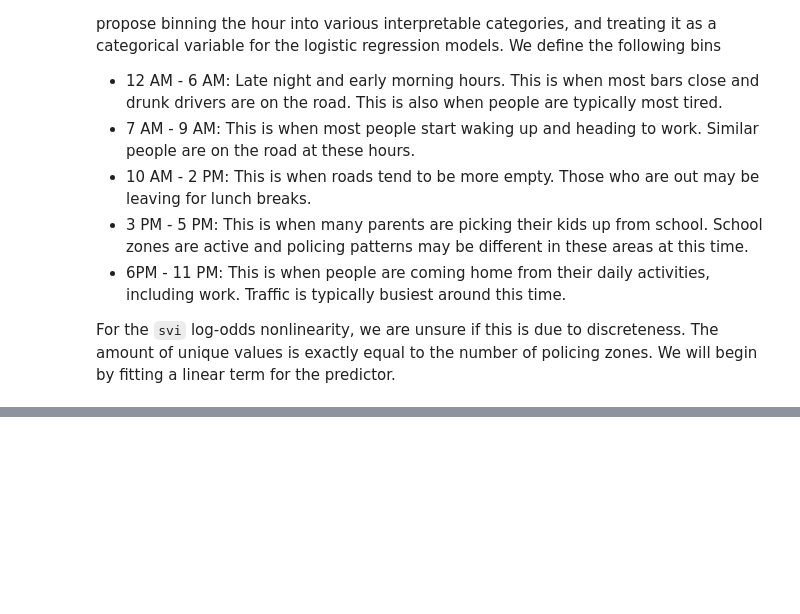
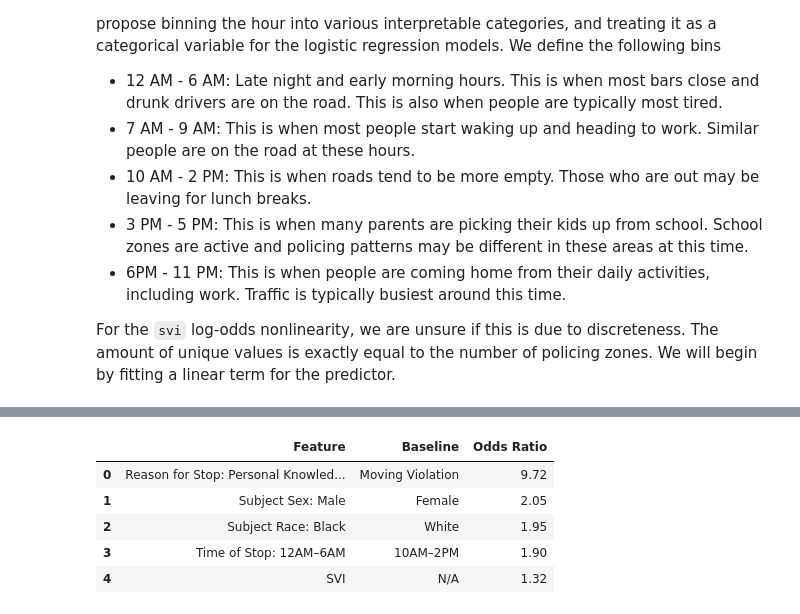
Before and after one commit to utexas-SDS-357/sds357-project-sp26-deployment, a Jupyter notebook: asmit_midterm_eda.ipynb, the cells around one changed output, grey strips where cells are left out. Saved outputs shown, nothing was run; the diff lists cells and outputs as text; code cells hidden in the pictures; blank space fills up the shorter version.

```diff
--- a/asmit_midterm_eda.ipynb
+++ b/asmit_midterm_eda.ipynb
@@ -772,0 +967,89 @@ For the `svi` log-odds nonlinearity, we are unsure if this is due to discretenes
+# %%
+import numpy as np
+import pandas as pd
+
+def make_or_table(tuned_model):
+    # Pull fitted preprocessors
+    pre = tuned_model.named_steps["preprocess"]
+    ohe = pre.named_transformers_["cat"]
+    scaler = pre.named_transformers_["num"]
+
+    # Feature names in the same order as coefficients
+    cat_names = ohe.get_feature_names_out(cat_features)
+    feature_names = np.concatenate([np.array(num_features), cat_names])
+
+    # Coefficients
+    coefs = tuned_model.named_steps["model"].coef_.ravel()
+    coef_map = dict(zip(feature_names, coefs))
+
+    # Numeric scaling info (so you can describe SVI OR correctly)
+    num_means = dict(zip(num_features, scaler.mean_))
+    num_scales = dict(zip(num_features, scaler.scale_))
+
+    rows = []
+
+    def add_row(feature_label, feature_key, baseline, note=""):
+        beta = coef_map[feature_key]
+        rows.append({
+            "Feature": feature_label,
+            "Baseline": baseline,
+            "Coef (log-odds)": beta,
+            "Odds Ratio": float(np.exp(beta)),
+            "Interpretation": f"{np.exp(beta):.2f}× odds vs baseline" + (f" ({note})" if note else "")
+        })
+
+    # 1) Reason: Personal Knowledge/Informant (baseline is your dropped reason)
+    add_row(
+        "Reason for Stop: Personal Knowledge/Informant",
+        "reason_for_stop_Personal Knowledge/Informant",
+        "Moving Violation"
+    )
+
+    # 2) Sex: subject_sex_1 (baseline = 0)
+    add_row(
+        "Subject Sex: Male",
+        "subject_sex_1",
+        "Female"
+    )
+
+    # 3) Race: Black (baseline = white, assuming you set it that way)
+    add_row(
+        "Subject Race: Black",
+        "subject_race_black",
+        "White"
+    )
+
+    # 4) Hour bin: 12AM–6AM (baseline = 10AM–2PM)
+    add_row(
+        "Time of Stop: 12AM–6AM",
+        "hour_bin_12AM-6AM",
+        "10AM–2PM"
+    )
+
+    # 5) SVI (numeric, scaled): OR is per 1 SD increase
+    beta_svi = coef_map["svi"]
+    rows.append({
+        "Feature": "SVI",
+        "Baseline": "N/A",
+        "Coef (log-odds)": beta_svi,
+        "Odds Ratio": float(np.exp(beta_svi)),
+        "Interpretation": f"{np.exp(beta_svi):.2f}× odds per +1 SD in SVI (SD={num_scales['svi']:.3f})"
+    })
+
+    out = pd.DataFrame(rows)
+
+    # Format for slides: keep it tight
+    out["Coef (log-odds)"] = out["Coef (log-odds)"].map(lambda x: f"{x:.3f}")
+    out["Odds Ratio"] = out["Odds Ratio"].map(lambda x: f"{x:.2f}")
+
+    return out[["Feature", "Baseline", "Odds Ratio", "Interpretation"]]
+
+or_table = make_or_table(tuned_model)
+or_table.iloc[:, :-1]
+# %% [output]
+|  | Feature | Baseline | Odds Ratio |
+| 0 | Reason for Stop: Personal Knowled... | Moving Violation | 9.72 |
+| 1 | Subject Sex: Male | Female | 2.05 |
+| 2 | Subject Race: Black | White | 1.95 |
+| 3 | Time of Stop: 12AM–6AM | 10AM–2PM | 1.90 |
+| 4 | SVI | N/A | 1.32 |
```
Also changed, not shown: parts of 14 cells of this notebook, 3 other files.
